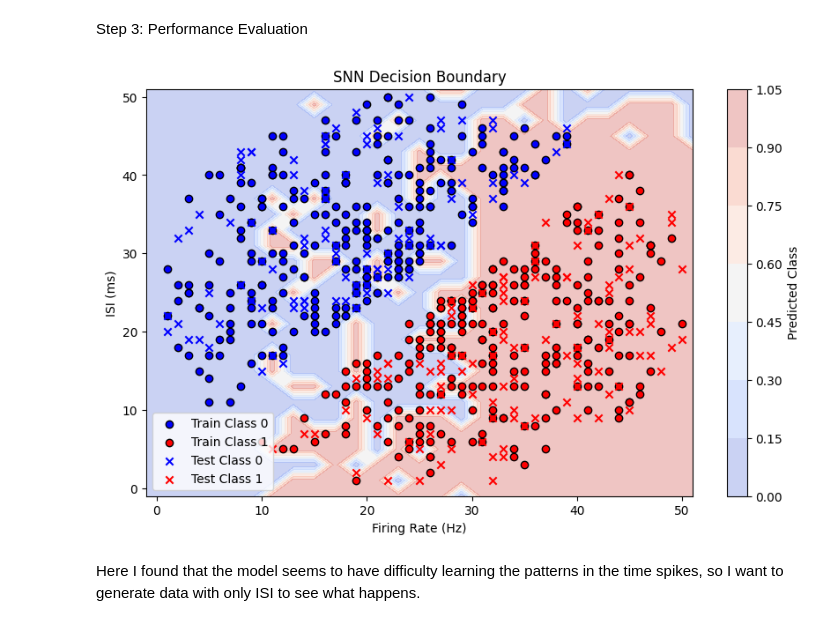
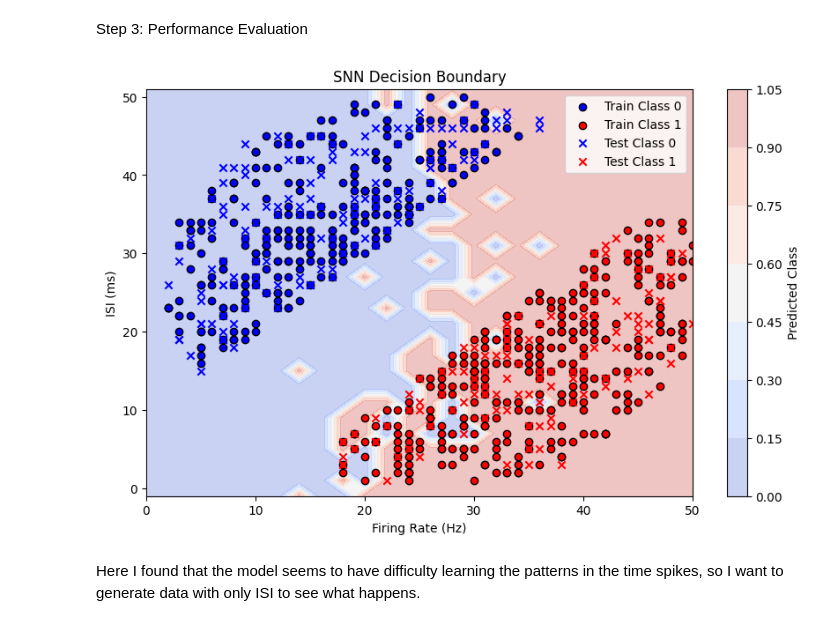
Before and after one commit to Oooorca/IRP_Neuro_SNN, a Jupyter notebook: test0221.ipynb, the cells around one changed output. Saved outputs shown, nothing was run; the diff lists cells and outputs as text; code cells hidden in the pictures.

Commit message:
Using perturbed dataset

```diff
--- a/test0221.ipynb
+++ b/test0221.ipynb
@@ -52,9 +52,9 @@ import matplotlib.pyplot as plt
 np.random.seed(42)
 
 # Number of points per class
-num_points = 1000  # Increase the number of points to ensure sufficient data after filtering
+num_points = 2000  # Increase the number of points to ensure sufficient data after filtering
 radius = 10        # Radius of the circle
-min_distance = 1   # Minimum distance threshold from the line y = x
+min_distance = 3   # Minimum distance threshold from the line y = x
 
 # Generate random points within a circle centered at (0,0) (polar to Cartesian coordinates)
 angles = np.random.uniform(0, 2 * np.pi, num_points)  # Random angles
@@ -307,10 +347,10 @@ train_loader = DataLoader(train_dataset, batch_size=batch_size, shuffle=True)
 test_loader = DataLoader(test_dataset, batch_size=batch_size, shuffle=False)
 
 # Model parameters
-num_neurons = 10  # Each sample contains 10 neurons
+num_neurons = 50  # Each sample contains 10 neurons
 num_hidden = 128
 num_outputs = 2  # Number of classes
-T = 100
+T = 500
 beta = 0.9
 
 spike_grad = surrogate.fast_sigmoid(slope=25)  # Slope controls curve smoothness
@@ -610,7 +474,7 @@ def generate_grid(x_min, x_max, y_min, y_max, step_size=0.5):
     return xx, yy, grid_points
 
 # Convert grid points into spike trains
-def generate_spike_train_from_grid(grid_points, num_neurons, T=100, max_attempts=50):
+def generate_spike_train_from_grid(grid_points, num_neurons, T=500, max_attempts=50):
     """
     Generate corresponding spike trains based on grid points' firing rates and ISIs.
     Each point generates num_neurons neurons, with identical firing rate and ISI for all neurons.
@@ -657,33 +521,21 @@ def predict_grid_labels(net, device, grid_spike_trains, T, batch_size=256):
     Classify generated spike trains for grid points.
     """
     net.eval()
-    grid_spike_trains_tensor = torch.tensor(grid_spike_trains, dtype=torch.float32).to(device)
+    dataset = TensorDataset(torch.tensor(grid_spike_trains, dtype=torch.float32))
+    loader = DataLoader(dataset, batch_size=batch_size, shuffle=False)
     predictions = []
 
     with torch.no_grad():
-        for i in range(0, len(grid_spike_trains_tensor), batch_size):
-            batch = grid_spike_trains_tensor[i:i+batch_size]
-            batch = batch.permute(2, 0, 1)  # [T, batch_size, num_neurons]
-
-            mem1, mem2 = net.lif1.init_leaky(), net.lif2.init_leaky()
-            spk2_rec = []
-
-            for t in range(T):
-                cur1 = net.fc1(batch[t])
-                spk1, mem1 = net.lif1(cur1, mem1)
-                cur2 = net.fc2(spk1)
-                spk2, mem2 = net.lif2(cur2, mem2)
-                spk2_rec.append(spk2)
-
-            spk2_rec = torch.stack(spk2_rec, dim=0)  # [T, batch, num_outputs]
-            sum_spikes = spk2_rec.sum(dim=0)  # [batch, num_outputs]
-            _, pred = sum_spikes.max(1)  # Predict class
-            predictions.extend(pred.cpu().numpy())
+        for (data,) in loader:
+            data = data.to(device)  # shape [batch, num_neurons, T]
+            outputs = net(data)     # 调用 forward()，返回 [batch, num_outputs]
+            _, preds = outputs.max(1)
+            predictions.extend(preds.cpu().numpy())
 
     return np.array(predictions)
 
 # Visualize decision boundary
-def visualize_decision_boundary(net, device, train_indices, test_indices, firing_rates, isis, y, step_size=2, T=100, num_neurons=50):
+def visualize_decision_boundary(net, device, train_indices, test_indices, firing_rates, isis, y, step_size=2, T=500, num_neurons=50):
     """
     Visualize the SNN decision boundary using generated spike trains.
     """
@@ -696,35 +548,35 @@ def visualize_decision_boundary(net, device, train_indices, test_indices, firing
     grid_spike_trains = generate_spike_train_from_grid(grid_points, num_neurons, T)
 
     # 3. Classify grid points
     predictions = predict_grid_labels(net, device, grid_spike_trains, T)
     predictions = predictions.reshape(xx.shape)
 
     # 4. Visualize classification regions
     plt.figure(figsize=(10, 6))
     plt.contourf(xx, yy, predictions, alpha=0.3, cmap='coolwarm')
     plt.colorbar(label='Predicted Class')
 
     # Overlay training set points
     plt.scatter(firing_rates[train_indices][y[train_indices] == 0],
                 isis[train_indices][y[train_indices] == 0], color='blue', label='Train Class 0', edgecolor='k')
     plt.scatter(firing_rates[train_indices][y[train_indices] == 1],
                 isis[train_indices][y[train_indices] == 1], color='red', label='Train Class 1', edgecolor='k')
 
     # Overlay testing set points
     plt.scatter(firing_rates[test_indices][y[test_indices] == 0],
                 isis[test_indices][y[test_indices] == 0], color='blue', marker='x', label='Test Class 0')
     plt.scatter(firing_rates[test_indices][y[test_indices] == 1],
                 isis[test_indices][y[test_indices] == 1], color='red', marker='x', label='Test Class 1')
 
     plt.xlabel('Firing Rate (Hz)')
     plt.ylabel('ISI (ms)')
     plt.title('SNN Decision Boundary')
     plt.legend()
     plt.show()
 
-visualize_decision_boundary(net, device, train_indices, test_indices, firing_rates, isis, y, step_size=2, T=100, num_neurons=10)
+visualize_decision_boundary(net, device, train_indices, test_indices, firing_rates, isis, y, step_size=2, T=500, num_neurons=50)
 # %% [output]
-[figure, old version]
+[figure, new version]
 # %% [markdown]
 Here I found that the model seems to have difficulty learning the patterns in the time spikes, so I want to generate data with only ISI to see what happens.
 # %%
```
Also changed, not shown: parts of 6 cells of this notebook, 3 other files.
